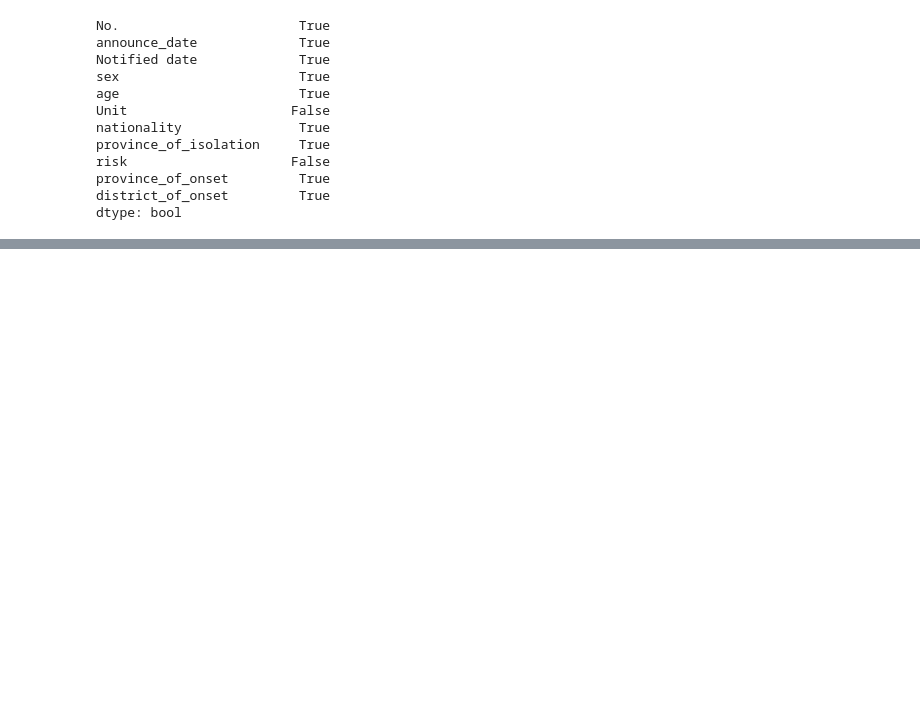
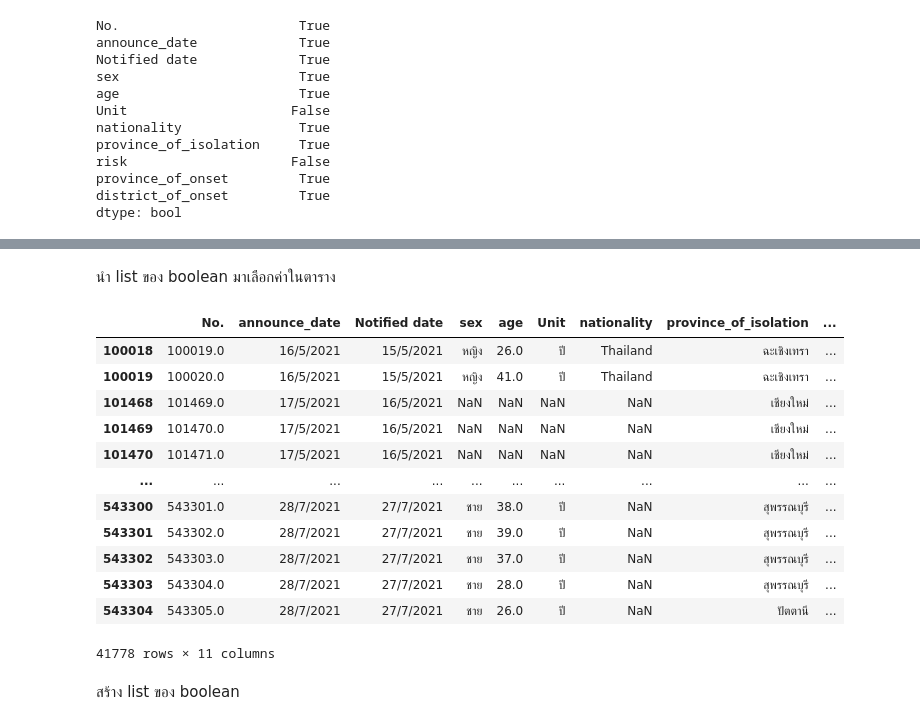
Before and after one commit to Chanakarn06/DWDM21, a Jupyter notebook: Data_Preprocessing(Chapter_3).ipynb, the cells around one changed output, grey strips where cells are left out. Cells and saved outputs as stored; diff of their text form; code cells hidden in the pictures; blank space fills up the shorter version.

```diff
--- a/Data_Preprocessing(Chapter_3).ipynb
+++ b/Data_Preprocessing(Chapter_3).ipynb
@@ -352,0 +451,3 @@ dtype: bool
+# %%
+data_cases2 = pd.read_csv(os.path.join(path,'confirmed-cases (5).csv'))
+data_cases2
@@ -352,0 +491,20 @@ dtype: bool
+# %% [markdown]
+นำ list ของ boolean มาเลือกค่าในตาราง
+# %%
+data_cases2[data_cases2['risk'] == 'ทัณฑสถาน/เรือนจำ']
+# %% [output]
+|  | No. | announce_date | Notified date | sex | age | Unit | nationality | province_of_isolation | ... |
+| 100018 | 100019.0 | 16/5/2021 | 15/5/2021 | หญิง | 26.0 | ปี | Thailand | ฉะเชิงเทรา | ... |
+| 100019 | 100020.0 | 16/5/2021 | 15/5/2021 | หญิง | 41.0 | ปี | Thailand | ฉะเชิงเทรา | ... |
+| 101468 | 101469.0 | 17/5/2021 | 16/5/2021 | NaN | NaN | NaN | NaN | เชียงใหม่ | ... |
+| 101469 | 101470.0 | 17/5/2021 | 16/5/2021 | NaN | NaN | NaN | NaN | เชียงใหม่ | ... |
+| 101470 | 101471.0 | 17/5/2021 | 16/5/2021 | NaN | NaN | NaN | NaN | เชียงใหม่ | ... |
+| ... | ... | ... | ... | ... | ... | ... | ... | ... | ... |
+| 543300 | 543301.0 | 28/7/2021 | 27/7/2021 | ชาย | 38.0 | ปี | NaN | สุพรรณบุรี | ... |
+| 543301 | 543302.0 | 28/7/2021 | 27/7/2021 | ชาย | 39.0 | ปี | NaN | สุพรรณบุรี | ... |
+| 543302 | 543303.0 | 28/7/2021 | 27/7/2021 | ชาย | 37.0 | ปี | NaN | สุพรรณบุรี | ... |
+| 543303 | 543304.0 | 28/7/2021 | 27/7/2021 | ชาย | 28.0 | ปี | NaN | สุพรรณบุรี | ... |
+| 543304 | 543305.0 | 28/7/2021 | 27/7/2021 | ชาย | 26.0 | ปี | NaN | ปัตตานี | ... |
+41778 rows × 11 columns
+# %% [markdown]
+สร้าง list ของ boolean
```
Also changed, not shown: parts of 28 cells of this notebook.
